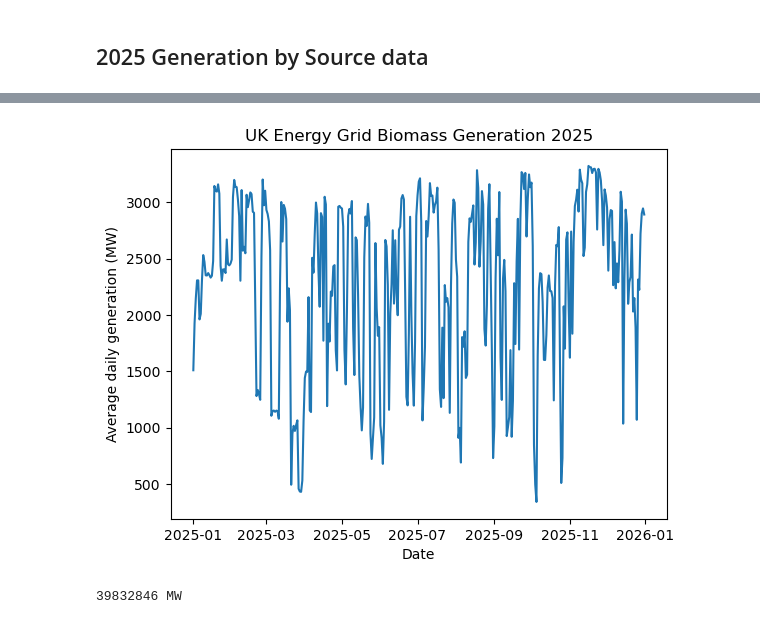
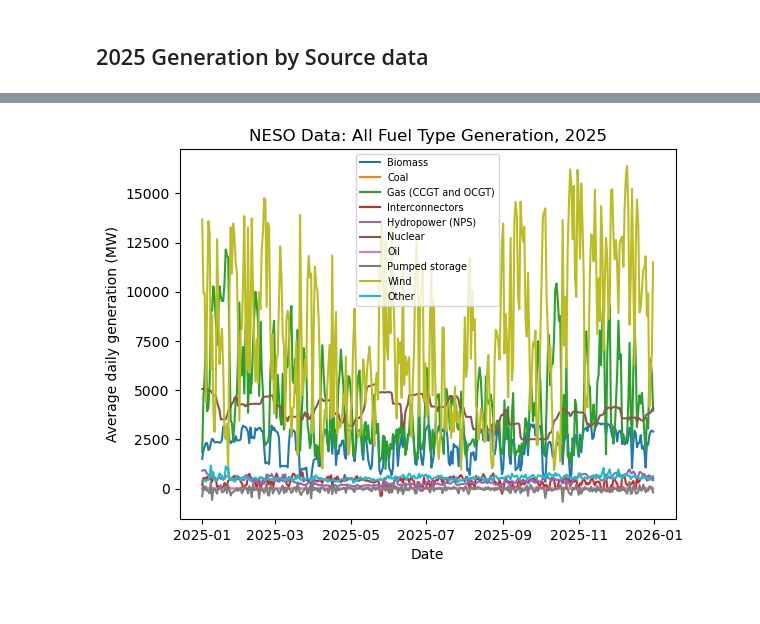
Before and after one commit to m-ichiban/MishBScMajorProject, a Jupyter notebook: MishMajorProject.ipynb, the cells around one changed output, grey strips where cells are left out. Cells and saved outputs as stored; diff of their text form; code cells hidden in the pictures.

Commit message:
All fuel type initial plot.

```diff
--- a/MishMajorProject.ipynb
+++ b/MishMajorProject.ipynb
@@ -10,26 +10,52 @@ import matplotlib.pyplot as plt
 # sorting the dataset by correct chronological order
 df = pd.read_csv("Gen2025.csv", skiprows=[2, 21])
 df["PublishTime"] = pd.to_datetime(df["PublishTime"])
-#df = df.sort_values("PublishTime")
 
-print(df.head(5))
 
-#isolates just the biomass fueltype generations
+# isolating the fuel types
+
+# interconnectors: putting all interconnector names into a list to get a valid .isin() argument
+inter_fuel_type=["INTELEC","INTEW","INTFR", "INTGRNL", "INTFA2", "INTNED","INTNEM", "INTNSL", "INTVKL"]
+
 biomass_df = df[df["FuelType"]=="BIOMASS"]
-print(biomass_df.head(5))
+coal_df = df[df["FuelType"]=="COAL"]
+gas_df = df[df["FuelType"].isin(["CCGT", "OCGT"])]
+interconnectors_df = df[df["FuelType"].isin(inter_fuel_type)]
+hydro_df = df[df["FuelType"]=="NPSHYD"]
+nuc_df=df[df["FuelType"]=="NUCLEAR"]
+oil_df=df[df["FuelType"]=="OIL"]
+ps_df=df[df["FuelType"]=="PS"]
+wind_df=df[df["FuelType"]=="WIND"]
+other_df=df[df["FuelType"]=="OTHER"]
 
-#test plotting this graph
-biomass_daily = (
-    biomass_df
-    .set_index("PublishTime")
-    .resample("D")["Generation"]
-    .mean()
-)
+
+# averaging the settlement periods into a daily average
+biomass_daily = ( biomass_df.set_index("PublishTime").resample("D")["Generation"].mean())
+gas_daily = (gas_df.set_index("PublishTime").resample("D")["Generation"].mean())
+coal_daily = (coal_df.set_index("PublishTime").resample("D")["Generation"].mean())
+interconnectors_daily = (interconnectors_df.set_index("PublishTime").resample("D")["Generation"].mean())
+hydro_daily = ( hydro_df.set_index("PublishTime").resample("D")["Generation"].mean())
+nuc_daily=(nuc_df.set_index("PublishTime").resample("D")["Generation"].mean())
+oil_daily=(oil_df.set_index("PublishTime").resample("D")["Generation"].mean())
+ps_daily=(ps_df.set_index("PublishTime").resample("D")["Generation"].mean())
+wind_daily=(wind_df.set_index("PublishTime").resample("D")["Generation"].mean())
+other_daily=(other_df.set_index("PublishTime").resample("D")["Generation"].mean())
+
 
 plt.figure()
-plt.plot(biomass_daily.index, biomass_daily.values)
+plt.plot(biomass_daily.index, biomass_daily.values, label='Biomass')
+plt.plot(coal_daily.index, coal_daily.values, label='Coal')
+plt.plot(gas_daily.index, gas_daily.values, label='Gas (CCGT and OCGT)')
+plt.plot(interconnectors_daily.index, interconnectors_daily.values, label='Interconnectors')
+plt.plot(hydro_daily.index, hydro_daily.values, label='Hydropower (NPS)')
+plt.plot(nuc_daily.index, nuc_daily.values, label='Nuclear')
+plt.plot(oil_daily.index, oil_daily.values, label='Oil')
+plt.plot(ps_daily.index, ps_daily.values, label='Pumped storage')
+plt.plot(wind_daily.index, wind_daily.values, label='Wind')
+plt.plot(other_daily.index, other_daily.values, label='Other')
 plt.xlabel("Date")
 plt.ylabel("Average daily generation (MW)")
-plt.title("UK Energy Grid Biomass Generation 2025")
+plt.title("NESO Data: All Fuel Type Generation, 2025")
+plt.legend(fontsize="7")
 plt.show()
 # %% [output]
@@ -53,5 +62 @@ plt.show()
-[figure, old version]
+[figure, new version]
-# %%
-print(biomass_df["Generation"].sum(), "MW")
-# %% [output]
-39832846 MW
```
Also changed, not shown: parts of 1 cell of this notebook.
